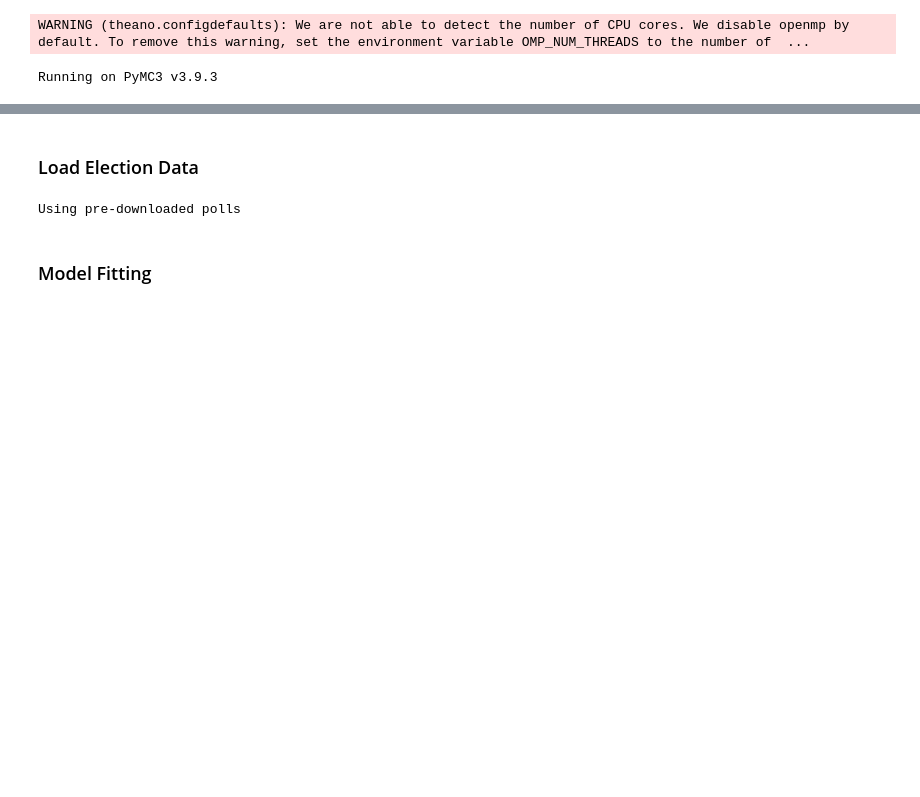
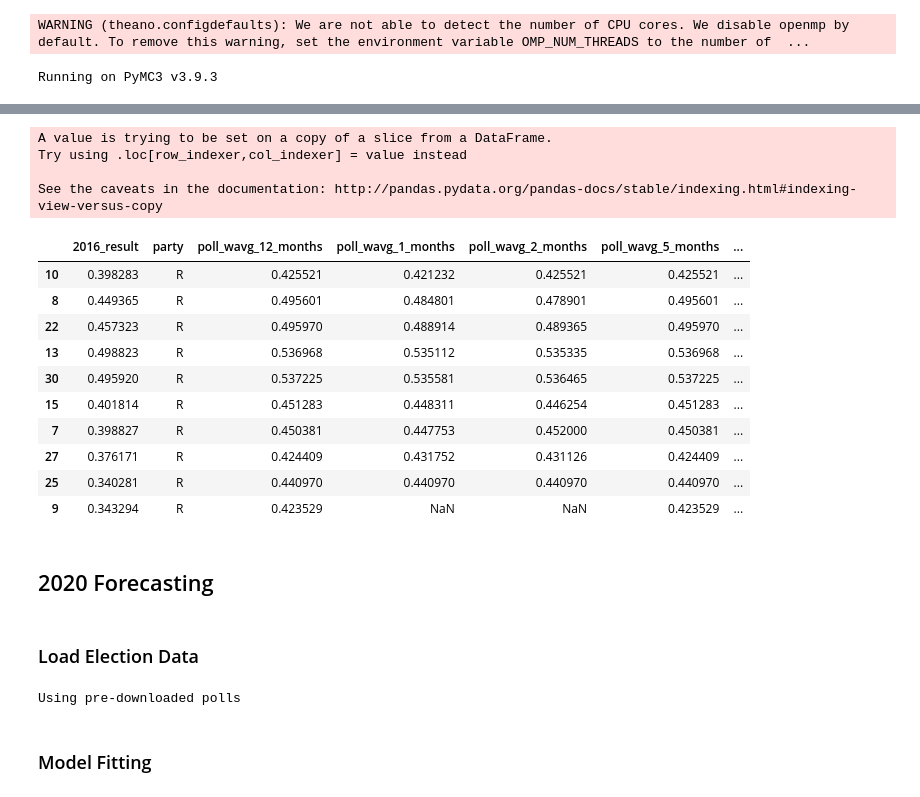
Before and after one commit to ratish-dalvi/election-forecasting, a Jupyter notebook: src/Election Forecast.ipynb, the cells around one changed output, grey strips where cells are left out. Saved outputs shown, nothing was run; the diff lists cells and outputs as text; code cells hidden in the pictures; blank space fills up the shorter version.

```diff
--- a/src/Election Forecast.ipynb
+++ b/src/Election Forecast.ipynb
@@ -9,3 +94,24 @@ Running on PyMC3 v3.9.3
+# %%
+df_red['polling_error'] = df_red['poll_wavg_2_months'] - df_red['2016_result']
+df_red.sort_values('polling_error').tail(10)
+# %% [output]
+A value is trying to be set on a copy of a slice from a DataFrame.
+Try using .loc[row_indexer,col_indexer] = value instead
+
+See the caveats in the documentation: http://pandas.pydata.org/pandas-docs/stable/indexing.html#indexing-view-versus-copy
+|  | 2016_result | party | poll_wavg_12_months | poll_wavg_1_months | poll_wavg_2_months | poll_wavg_5_months | ... |
+| 10 | 0.398283 | R | 0.425521 | 0.421232 | 0.425521 | 0.425521 | ... |
+| 8 | 0.449365 | R | 0.495601 | 0.484801 | 0.478901 | 0.495601 | ... |
+| 22 | 0.457323 | R | 0.495970 | 0.488914 | 0.489365 | 0.495970 | ... |
+| 13 | 0.498823 | R | 0.536968 | 0.535112 | 0.535335 | 0.536968 | ... |
+| 30 | 0.495920 | R | 0.537225 | 0.535581 | 0.536465 | 0.537225 | ... |
+| 15 | 0.401814 | R | 0.451283 | 0.448311 | 0.446254 | 0.451283 | ... |
+| 7 | 0.398827 | R | 0.450381 | 0.447753 | 0.452000 | 0.450381 | ... |
+| 27 | 0.376171 | R | 0.424409 | 0.431752 | 0.431126 | 0.424409 | ... |
+| 25 | 0.340281 | R | 0.440970 | 0.440970 | 0.440970 | 0.440970 | ... |
+| 9 | 0.343294 | R | 0.423529 | NaN | NaN | 0.423529 | ... |
+# %% [markdown]
+## 2020 Forecasting
 # %% [markdown]
 ### Load Election Data
 # %%
```
Also changed, not shown: parts of 29 cells of this notebook, 2 other files.
